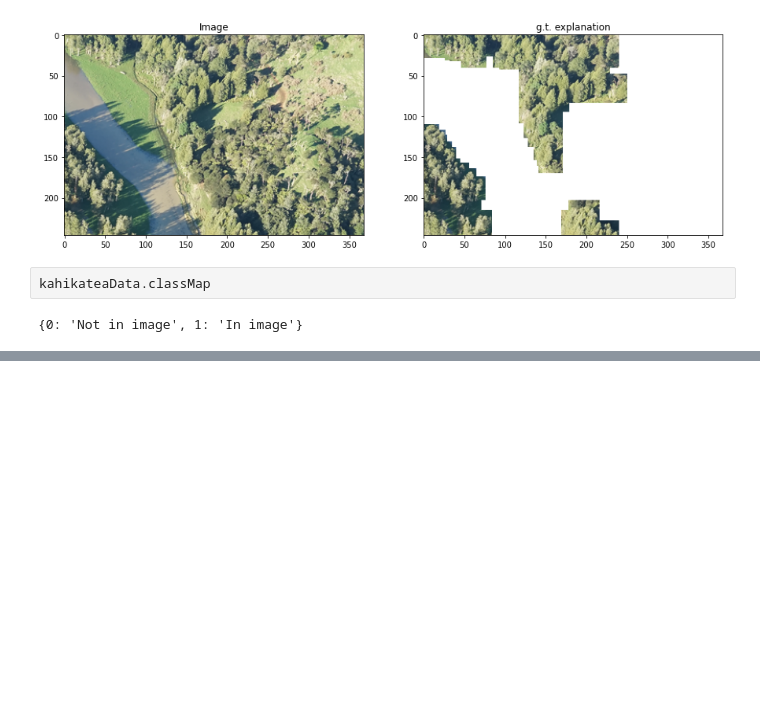
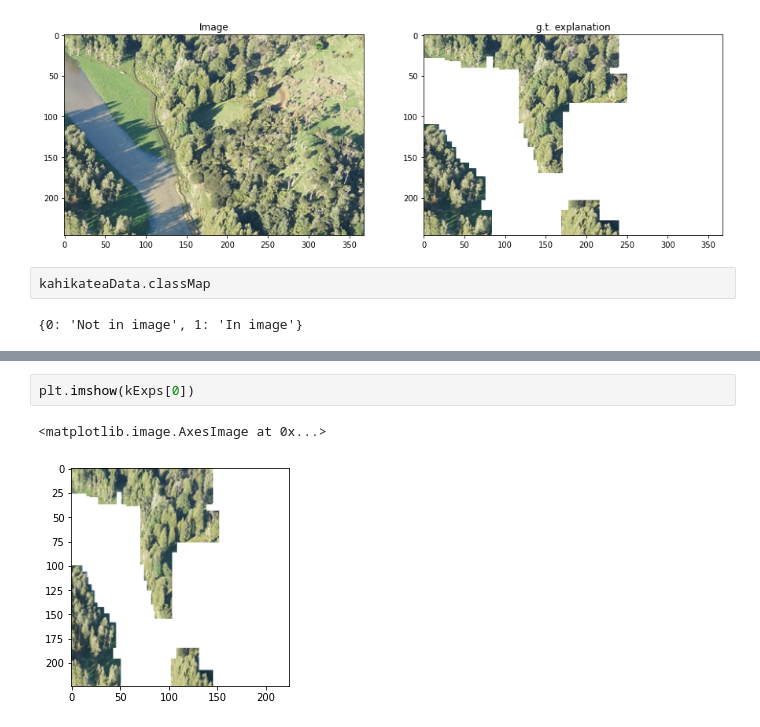
Before and after one commit to chus-chus/teex, a Jupyter notebook: TAIAOexp/_demos/notebooks/evaluating_saliency_maps.ipynb, the cells around one changed output, grey strips where cells are left out. Cells and saved outputs as stored; diff of their text form; blank space fills up the shorter version.

```diff
--- a/TAIAOexp/_demos/notebooks/evaluating_saliency_maps.ipynb
+++ b/TAIAOexp/_demos/notebooks/evaluating_saliency_maps.ipynb
@@ -365,0 +503,5 @@ kahikateaData.classMap
+# %%
+plt.imshow(kExps[0])
+# %% [output]
+<matplotlib.image.AxesImage at 0x...>
+[figure, added]
```
Also changed, not shown: parts of 36 cells of this notebook, 4 other files.
